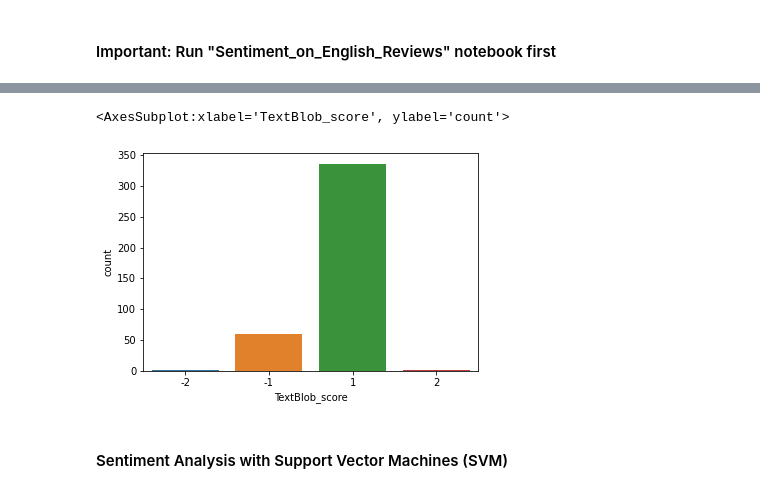
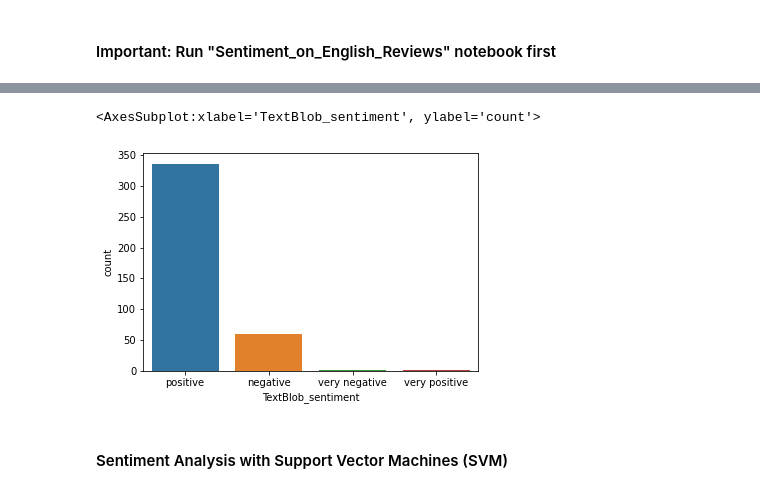
Before and after one commit to isanjawa/Sentiment-analysis-on-Peers-Reviews, a Jupyter notebook: Classifier_Models.ipynb, the cells around one changed output, grey strips where cells are left out. Drawn from its saved outputs; the diff is of its cells as text; code cells hidden in the pictures.

```diff
--- a/Classifier_Models.ipynb
+++ b/Classifier_Models.ipynb
@@ -37,11 +45,11 @@ df.head()
 # %%
 # Plot the TextBlob_sentiment column
 
 #sns.countplot(x ='TextBlob_sentiment', data = df)
-sns.countplot(x ='TextBlob_score', data = df)
+sns.countplot(x ='TextBlob_sentiment', data = df)
 # %% [output]
-<AxesSubplot:xlabel='TextBlob_score', ylabel='count'>
+<AxesSubplot:xlabel='TextBlob_sentiment', ylabel='count'>
-[figure, old version]
+[figure, new version]
 # %% [markdown]
 #### Sentiment Analysis with Support Vector Machines (SVM)
 # %%
```
Also changed, not shown: parts of 17 cells of this notebook, 5 other files.
